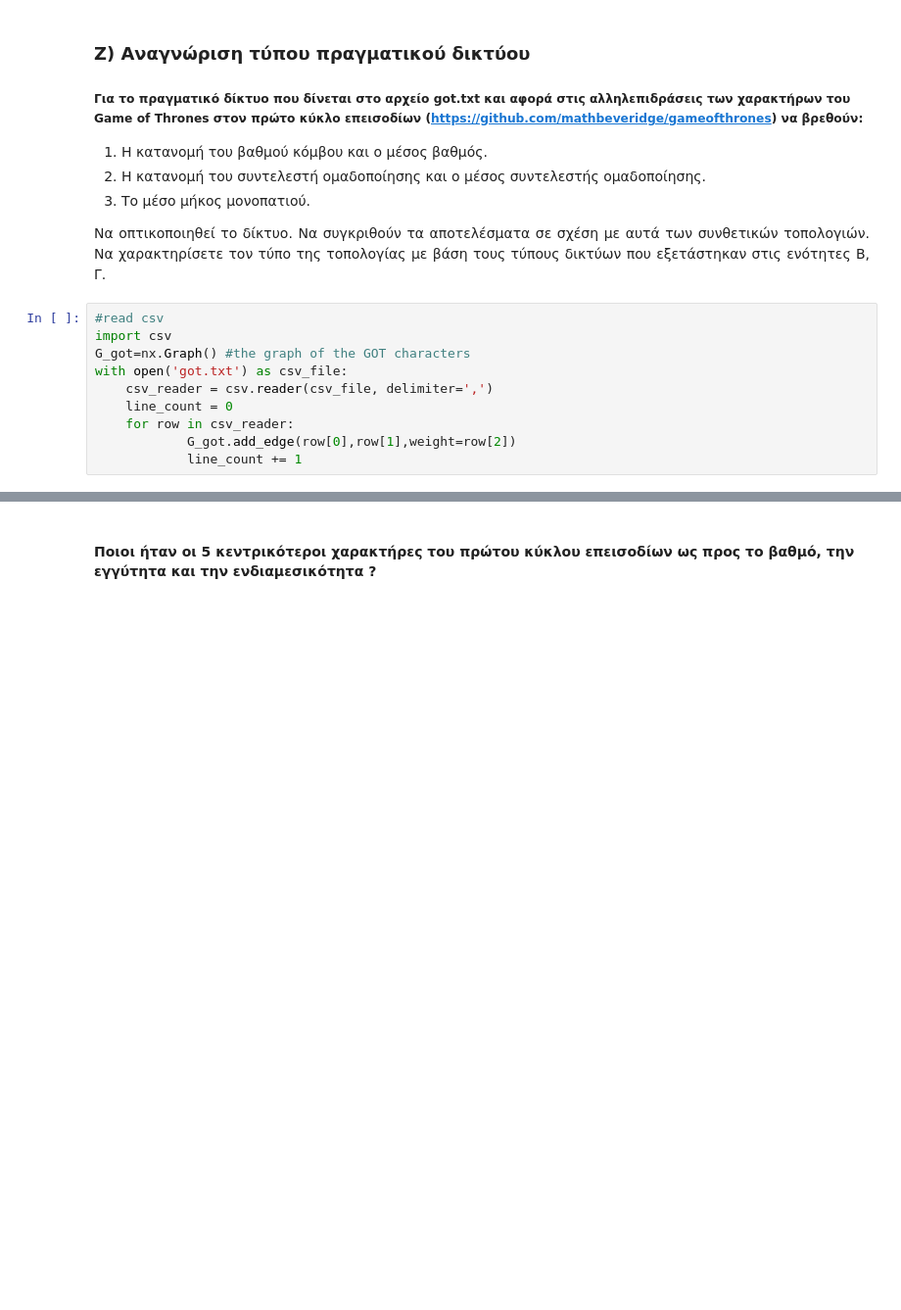
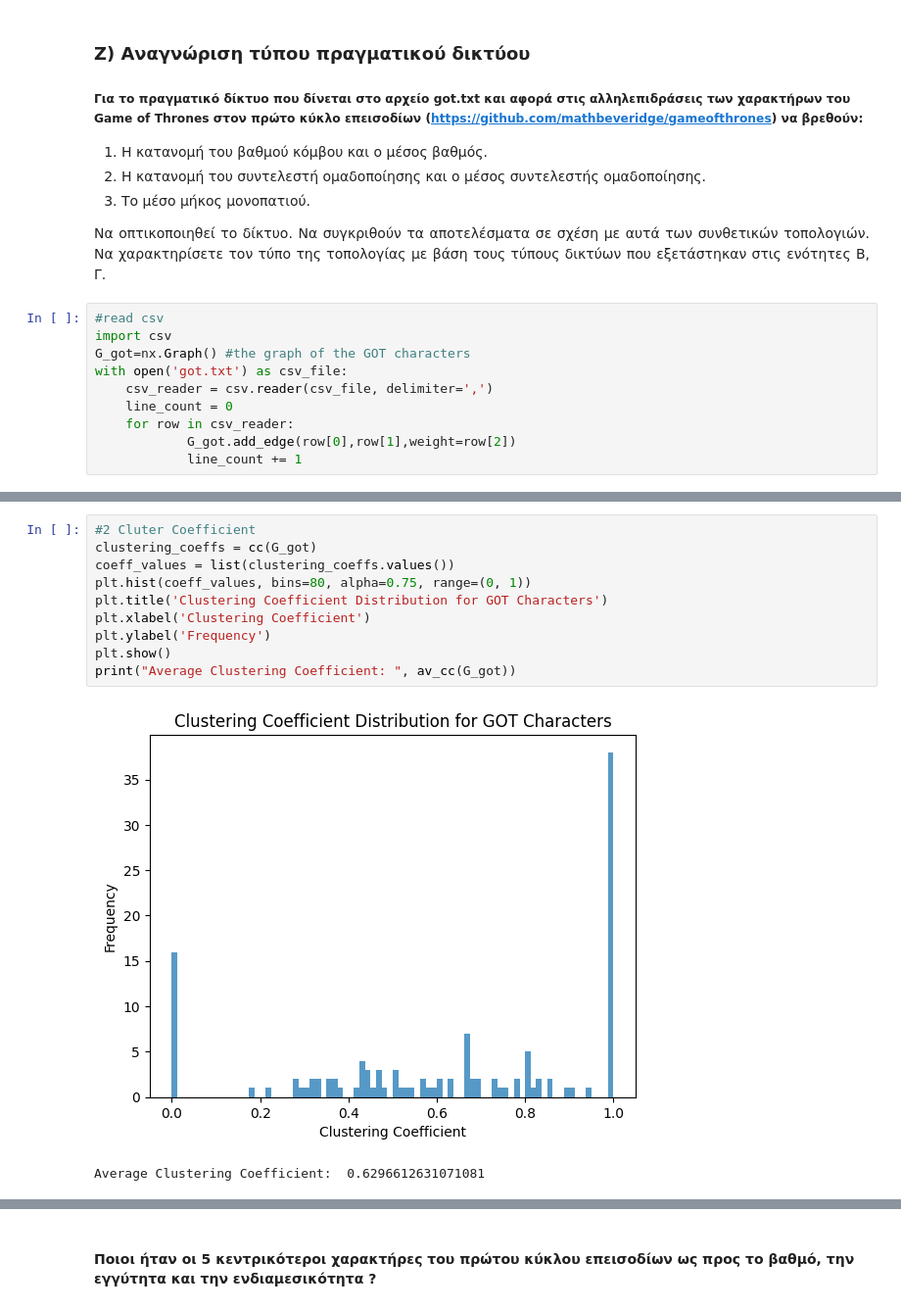
Before and after one commit to ntua-el20827/NTUA_Social_Networks_Analysis, a Jupyter notebook: lab01/lab1_student_version_2024.ipynb, the cells around one changed output, grey strips where cells are left out. Shown at 98% size. Saved outputs shown, nothing was run; the diff lists cells and outputs as text; blank space fills up the shorter version.

```diff
--- a/lab01/lab1_student_version_2024.ipynb
+++ b/lab01/lab1_student_version_2024.ipynb
@@ -1098,0 +1111,13 @@ with open('got.txt') as csv_file:
+# %%
+#2 Cluter Coefficient
+clustering_coeffs = cc(G_got)
+coeff_values = list(clustering_coeffs.values())
+plt.hist(coeff_values, bins=80, alpha=0.75, range=(0, 1))
+plt.title('Clustering Coefficient Distribution for GOT Characters')
+plt.xlabel('Clustering Coefficient')
+plt.ylabel('Frequency')
+plt.show()
+print("Average Clustering Coefficient: ", av_cc(G_got))
+# %% [output]
+[figure, added]
+Average Clustering Coefficient:  0.6296612631071081
```
Also changed, not shown: parts of 3 cells of this notebook, 1 other file.
